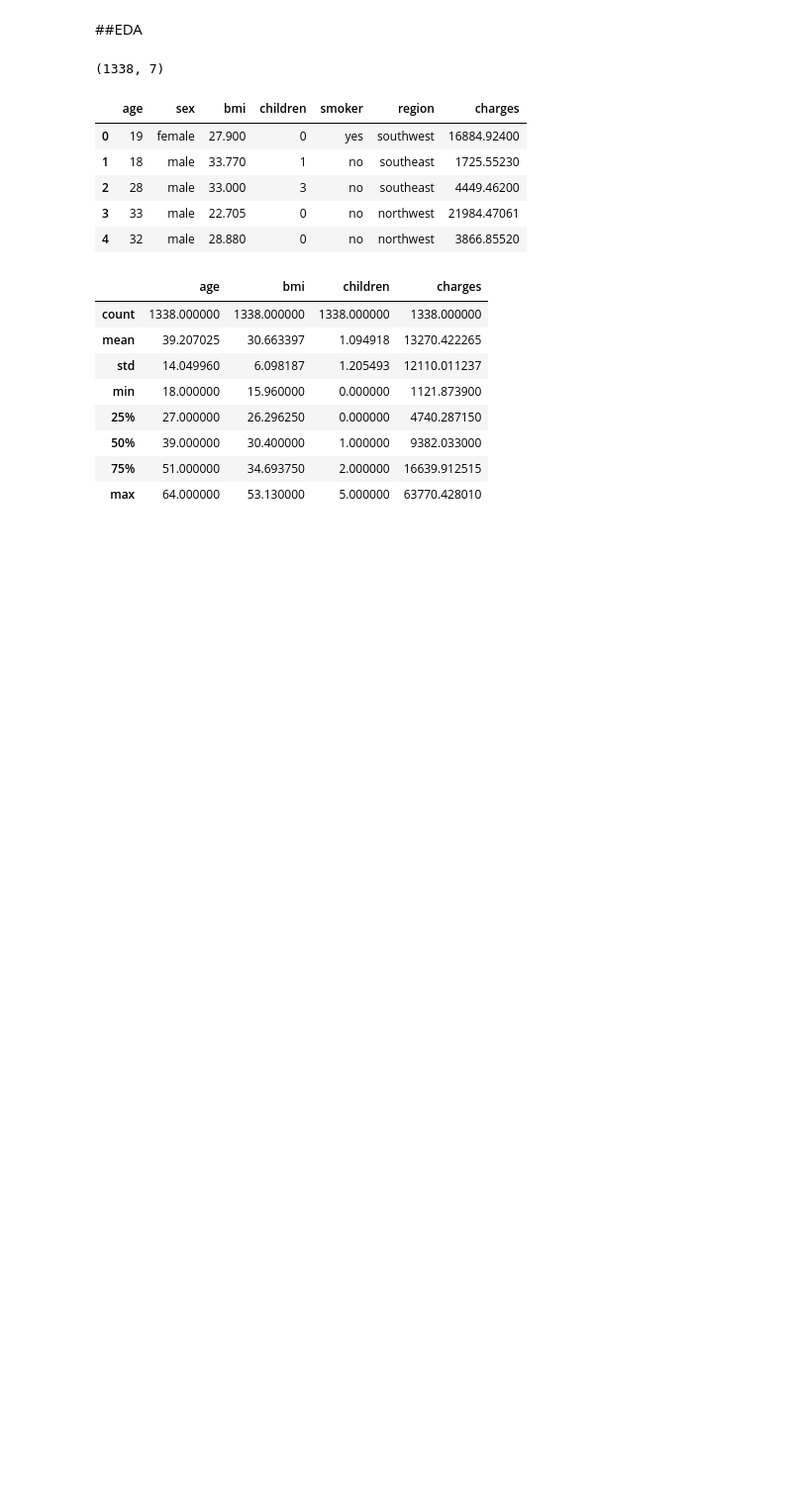
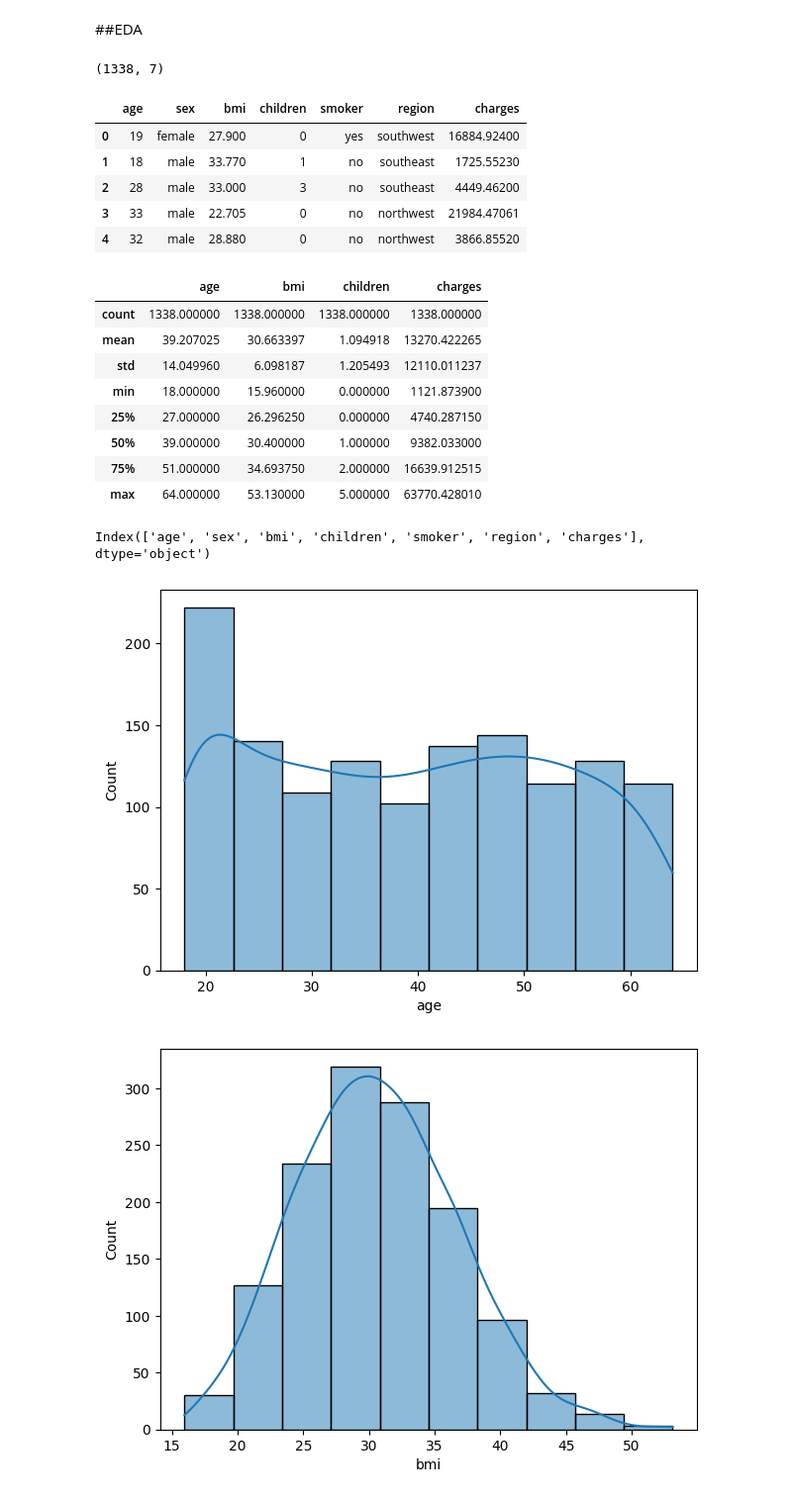
Before and after one commit to rafi1105/Machine_Learning_colab, a Jupyter notebook: ML_P1.ipynb, the cells around one changed output. Shown: that part at 99% size. Saved outputs shown, nothing was run; the diff lists cells and outputs as text; code cells hidden in the pictures; blank space fills up the shorter version.

```diff
--- a/ML_P1.ipynb
+++ b/ML_P1.ipynb
@@ -71,3 +71,15 @@ insu.describe() #show statistical data numaric value only
 | max | 64.000000 | 53.130000 | 5.000000 | 63770.428010 |
 # %%
 insu.isnull().sum() #help to find null value
+# %%
+insu.columns #data set col check
+# %% [output]
+Index(['age', 'sex', 'bmi', 'children', 'smoker', 'region', 'charges'], dtype='object')
+# %%
+numeric_col = ['age',  'bmi', 'children',  'charges']
+for col in numeric_col:
+  plt.figure(figsize=(7,5))
+  sns.histplot(insu[col],kde=True, bins =10)
+# %% [output]
+[figure, added]
+[figure, added]
```
Also changed, not shown: parts of 4 cells of this notebook.
